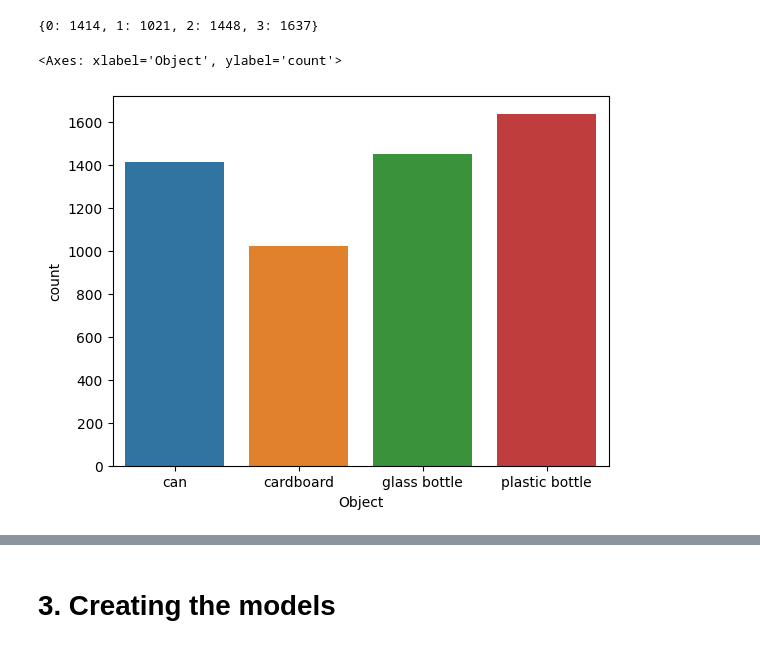
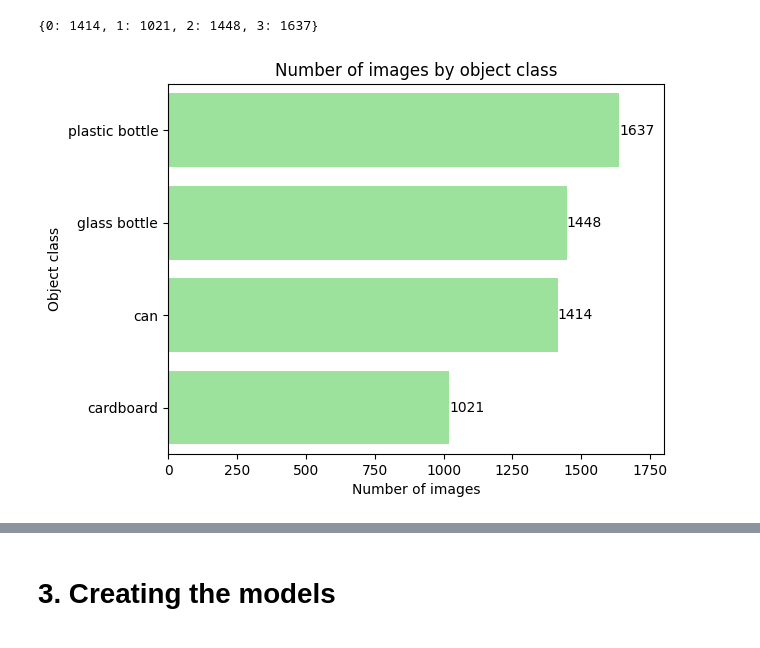
Before and after one commit to DhyeyPatel074/RecycleMates, a Jupyter notebook: Recycle Detector/Recycle detector 1.1.ipynb, the cells around one changed output, grey strips where cells are left out. Drawn from its saved outputs; the diff is of its cells as text; code cells hidden in the pictures.

```diff
--- a/Recycle Detector/Recycle detector 1.1.ipynb
+++ b/Recycle Detector/Recycle detector 1.1.ipynb
@@ -47,12 +46,35 @@ unique, counts = np.unique(labels_int, return_counts=True)
 dict(zip(unique, counts))
 # %% [output]
 {0: 1414, 1: 1021, 2: 1448, 3: 1637}
-# %%
-objects = pd.DataFrame(labels1, columns=['Object'])
-sns.countplot(x=objects["Object"])
-# %% [output]
-<Axes: xlabel='Object', ylabel='count'>
-[figure, removed]
+# %%
+# Create a DataFrame
+objects = pd.DataFrame(labels1, columns=['Object'])
+
+# Count the occurrences of each object
+object_counts = objects['Object'].value_counts()
+
+# Get the sorted order based on the counts
+sorted_order = object_counts.index
+
+# Plotting the countplot with ordered bars and horizontal orientation
+sns.countplot(y='Object', data = objects, order = sorted_order, color = 'lightgreen')
+
+# Adding count values at the top of each bar
+for i, count in enumerate(object_counts):
+    plt.annotate(str(count), (count, i), ha='left', va='center')
+
+# Adding labels and title
+plt.xlabel('Number of images')
+plt.ylabel('Object class')
+plt.title('Number of images by object class')
+
+# Set the y-axis limit
+plt.xlim(-0.5, 1800)
+
+# Display the chart
+plt.show()
+# %% [output]
+[figure, added]
 # %%
 import random
 
```
Also changed, not shown: parts of 8 cells of this notebook.
